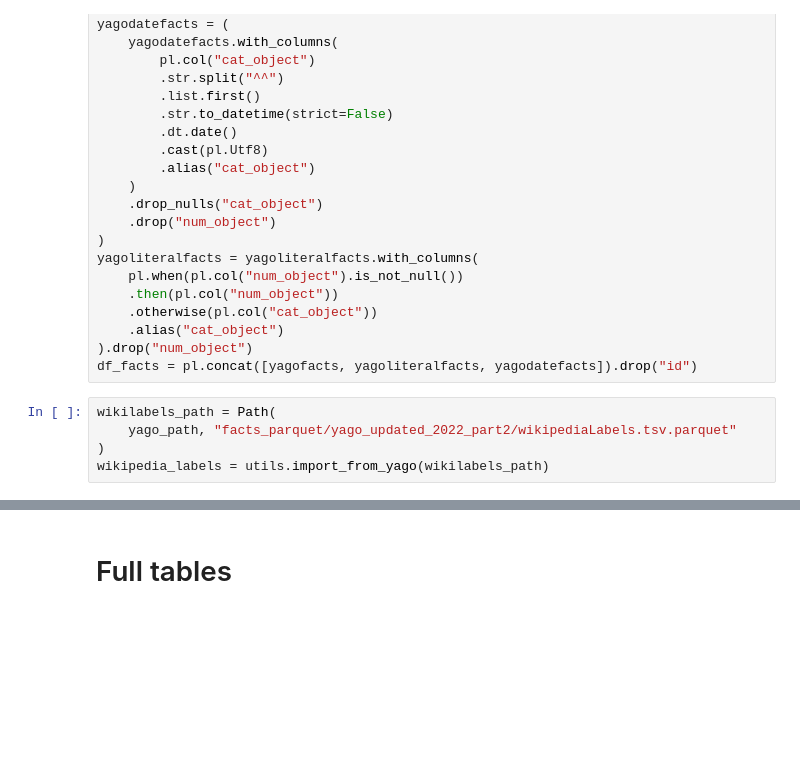
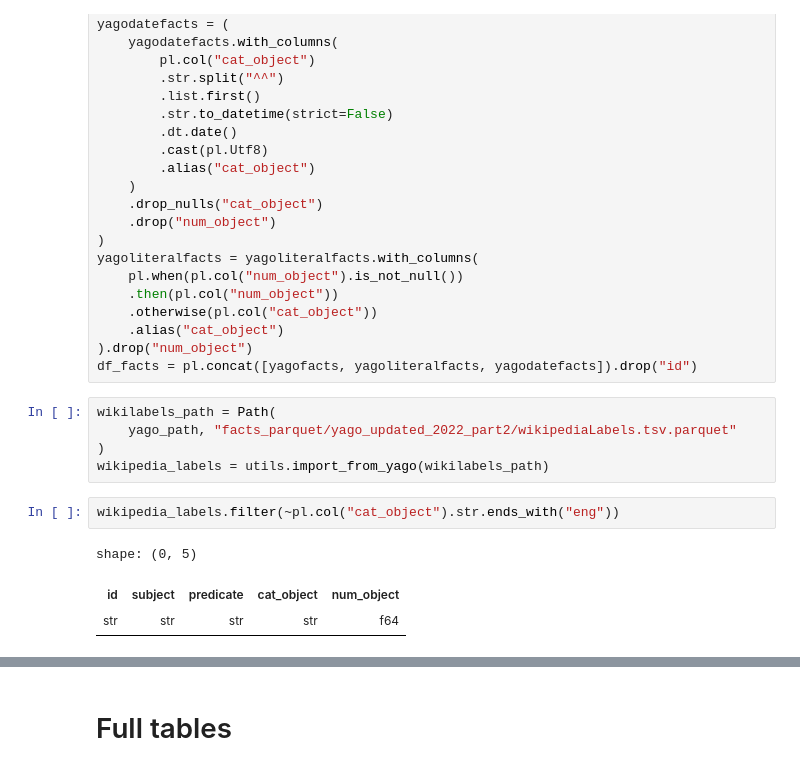
Before and after one commit to rcap107/YADL, a Jupyter notebook: notebooks/Preparing VLDB variant.ipynb, the cells around one changed output, grey strips where cells are left out. Cells and saved outputs as stored; diff of their text form; blank space fills up the shorter version.

```diff
--- a/notebooks/Preparing VLDB variant.ipynb
+++ b/notebooks/Preparing VLDB variant.ipynb
@@ -69,3 +72,9 @@ wikilabels_path = Path(
     yago_path, "facts_parquet/yago_updated_2022_part2/wikipediaLabels.tsv.parquet"
 )
 wikipedia_labels = utils.import_from_yago(wikilabels_path)
+# %%
+wikipedia_labels.filter(~pl.col("cat_object").str.ends_with("eng"))
+# %% [output]
+shape: (0, 5)
+| id | subject | predicate | cat_object | num_object |
+| str | str | str | str | f64 |
```
Also changed, not shown: parts of 5 cells of this notebook, 1 other file.
